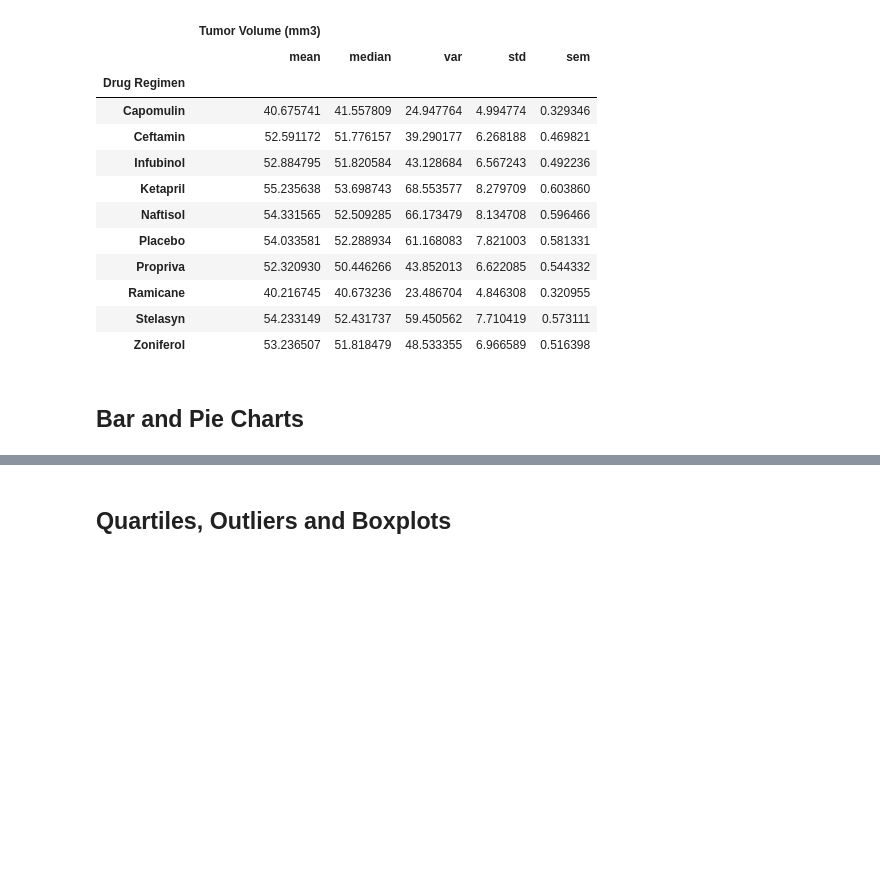
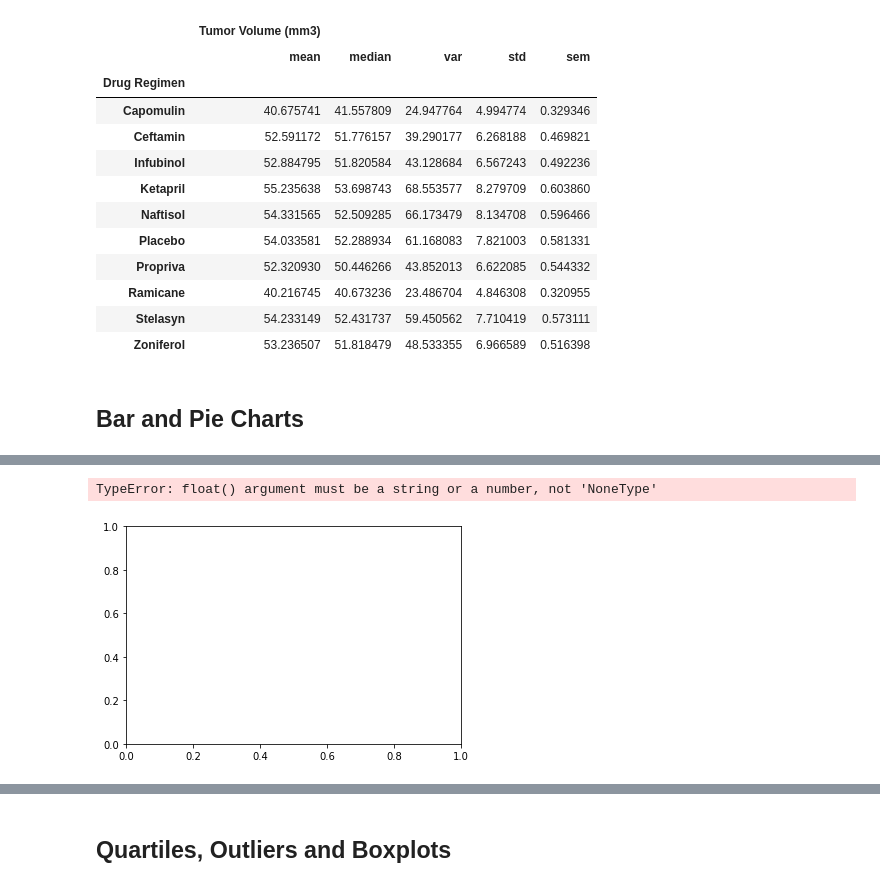
Before and after one commit to andyob715/Matplotlib-challenge, a Jupyter notebook: 05-Matplotlib/Instructions/Pymaceuticals/pymaceuticals_starter.ipynb, the cells around one changed output, grey strips where cells are left out. Cells and saved outputs as stored; diff of their text form; code cells hidden in the pictures; blank space fills up the shorter version.

```diff
--- a/05-Matplotlib/Instructions/Pymaceuticals/pymaceuticals_starter.ipynb
+++ b/05-Matplotlib/Instructions/Pymaceuticals/pymaceuticals_starter.ipynb
@@ -146,2 +156,9 @@ tumor_group_by
 # %%
-# Generate a bar plot showing the total number of mice for each treatment throughout the course of the study using pandas.
+# Generate a bar plot showing the total number of mice for each treatment throughout the course of the study using pyplot.
+x_axis = bar_plot_count
+regimen = tumor_list_clean.groupby("Drug Regimen").max()
+
+plt.bar(x_axis, regimen)
+# %% [output]
+TypeError: float() argument must be a string or a number, not 'NoneType'
+[figure, added]
```
Also changed, not shown: parts of 6 cells of this notebook.
